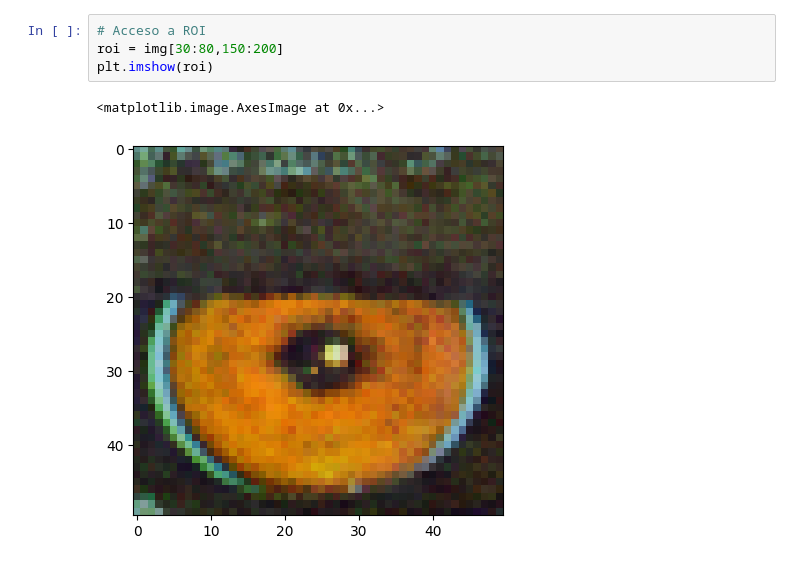
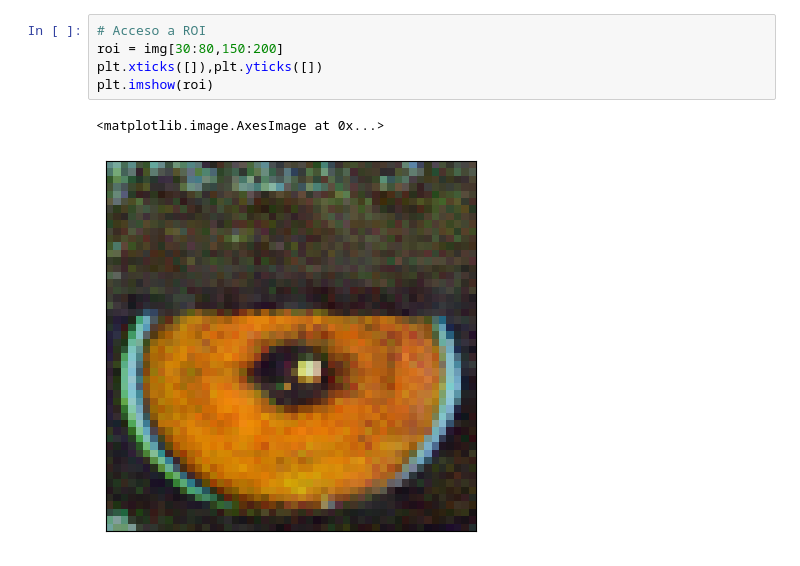
Before and after one commit to enriquezmartin/pes-utn-fra, a Jupyter notebook: python-notebooks/5-opencv/0-intro.ipynb, the cells around one changed output. Drawn from its saved outputs; the diff is of its cells as text.

```diff
--- a/python-notebooks/5-opencv/0-intro.ipynb
+++ b/python-notebooks/5-opencv/0-intro.ipynb
@@ -18,10 +19,11 @@ print(px) # B, G, R
 # %%
 # Acceso a ROI
 roi = img[30:80,150:200]
+plt.xticks([]),plt.yticks([])
 plt.imshow(roi)
 # %% [output]
 <matplotlib.image.AxesImage at 0x...>
-[figure, old version]
+[figure, new version]
 # %%
 # Split and merge channels
 r,g,b = cv.split(roi)
```
Also changed, not shown: parts of 4 cells of this notebook, 7 other files.
